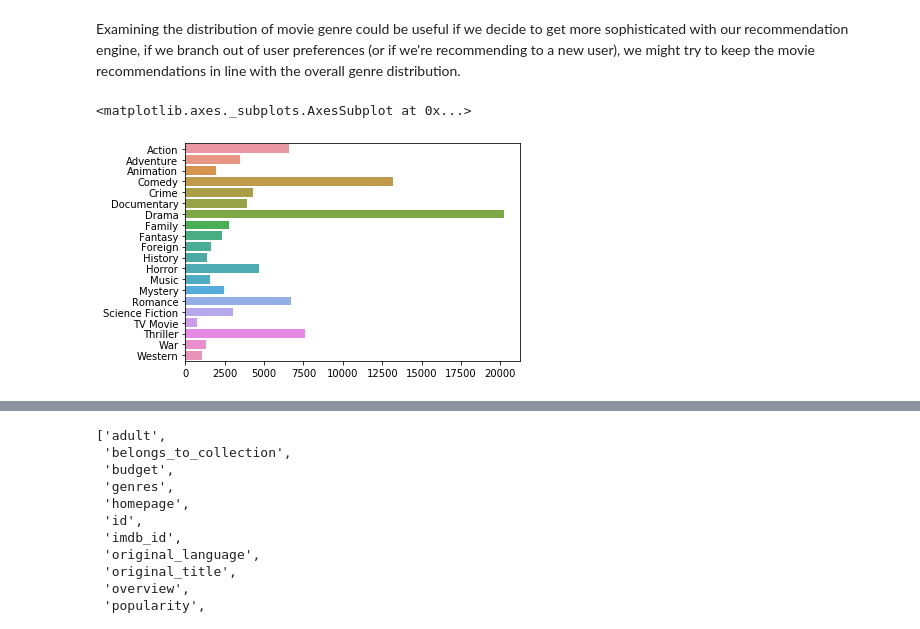
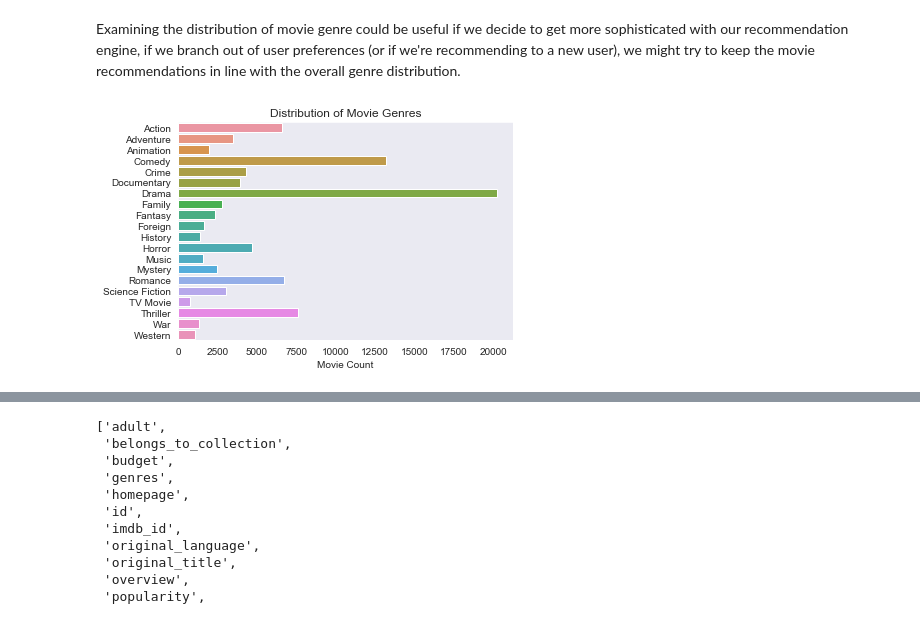
Before and after one commit to sachinac/ML7331, a Jupyter notebook: msds_7331_lab3.ipynb, the cells around one changed output, grey strips where cells are left out. Cells and saved outputs as stored; diff of their text form; code cells hidden in the pictures.

Commit message:
enhance plots and add top 10 stats

```diff
--- a/msds_7331_lab3.ipynb
+++ b/msds_7331_lab3.ipynb
@@ -198,7 +196,8 @@ keywords['keyword_json'] = keywords['keywords']
 
 # Breakout json into a list of names
 def get_keywords(keyword_list):
-    import ast
+    if keyword_list is np.nan:
+        return np.nan
     kw = []
     klist = ast.literal_eval(keyword_list)
     for word in klist:
@@ -287,8 +296,9 @@ def get_collection(json):
 
 movies['belongs_to_collection'] = movies.belongs_to_collection.apply(get_collection)
 
-#We can re-use our get_keywords function here to get genres
+#We can re-use our get_keywords function here to get genres & spoken languages
 movies['genres'] = movies.genres.apply(get_keywords)
+movies['spoken_languages'] = movies.spoken_languages.apply(get_keywords)
 
 print(movies.info(),timebreak)
 
@@ -393,0 +399,15 @@ sns.countplot(x="rating", data=ratings)
+# %%
+# Ratings Histogram:
+sns.set_style("dark")
+ax = sns.countplot(x="rating", data=ratings)
+total = float(len(ratings))
+for p in ax.patches:
+    height = p.get_height()
+    ax.text(p.get_x()+p.get_width()/2,
+            height + 3,
+            '{0:.1%}'.format(height/total),
+            ha="center")
+ax.set_ylabel("Count of Movies")
+ax.set_xlabel("Movie Rating")
+ax.set_title("Distribution of Movie Ratings")
+plt.show()
@@ -394,11 +416,12 @@ sns.countplot(x="rating", data=ratings)
 # %% [markdown]
 Examining the distribution of movie genre could be useful if we decide to get more sophisticated with our recommendation engine, if we branch out of user preferences (or if we're recommending to a new user), we might try to keep the movie recommendations in line with the overall genre distribution.
 # %%
-from sklearn.preprocessing import MultiLabelBinarizer
 mlb = MultiLabelBinarizer()
 genre_count = pd.DataFrame(mlb.fit_transform(movies['genres']),columns=mlb.classes_).sum()
 
-sns.barplot(genre_count.values, genre_count.index)
+ax = sns.barplot(genre_count.values, genre_count.index)
+ax.set_xlabel("Movie Count")
+ax.set_title("Distribution of Movie Genres")
+plt.show()
 # %% [output]
-<matplotlib.axes._subplots.AxesSubplot at 0x...>
-[figure, old version]
+[figure, new version]
```
Also changed, not shown: parts of 23 cells of this notebook.
